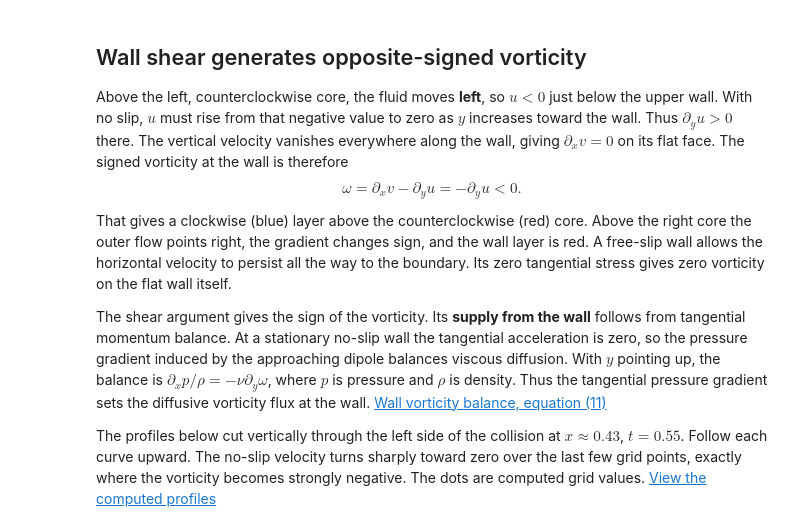
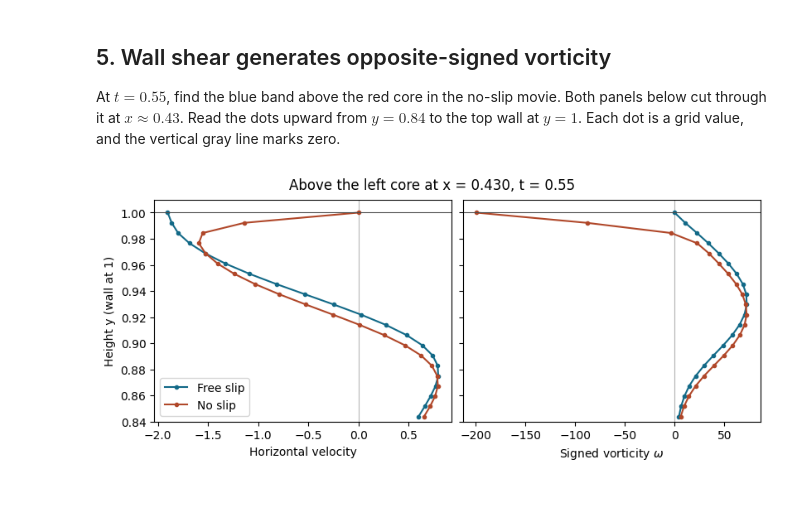
Before and after one commit to jliu2005/turbulence-simulation, a Jupyter notebook: Vortex_wall_collision.ipynb, the cells around one changed output. Drawn from its saved outputs; the diff is of its cells as text; code cells hidden in the pictures; blank space fills up the shorter version.

Commit message:
Explain and reproduce the vortex-wall collision results in the notebook

```diff
--- a/Vortex_wall_collision.ipynb
+++ b/Vortex_wall_collision.ipynb
@@ -35,0 +72,21 @@ for case in (free, rigid):
+# %%
+omega0 = free.vorticity()
+u0, v0 = free.velocity()
+fig, ax = plt.subplots(figsize=(6.4, 4.4), layout="constrained")
+limit = np.abs(omega0).max()
+field = ax.pcolormesh(
+    free.X, free.Y, omega0, cmap="RdBu_r", vmin=-limit, vmax=limit, shading="auto"
+)
+# Include the centerline between the cores in the arrow sample.
+sample = (slice(None, None, 4), slice(None, None, 4))
+ax.quiver(
+    free.X[sample], free.Y[sample], u0[sample], v0[sample],
+    angles="xy", scale_units="xy", scale=110, pivot="mid",
+    color="black", width=0.004, minlength=0,
+)
+ax.set(
+    xlim=(0.30, 0.70), ylim=(0.39, 0.65), aspect="equal",
+    xlabel="x", ylabel="y", title="Initial vorticity and velocity near the pair",
+)
+fig.colorbar(field, ax=ax, label="Signed vorticity $\\omega$")
+plt.show()
@@ -36,36 +113,30 @@ for case in (free, rigid):
 # %% [markdown]
-## Wall shear generates opposite-signed vorticity
+## 5. Wall shear generates opposite-signed vorticity
 
-Above the left, counterclockwise core, the fluid moves **left**, so $u<0$ just below the upper wall. With no slip, $u$ must rise from that negative value to zero as $y$ increases toward the wall. Thus $\partial_y u>0$ there. The vertical velocity vanishes everywhere along the wall, giving $\partial_x v=0$ on its flat face. The signed vorticity at the wall is therefore
-$$
-\omega=\partial_x v-\partial_y u=-\partial_y u<0.
-$$
-That gives a clockwise (blue) layer above the counterclockwise (red) core. Above the right core the outer flow points right, the gradient changes sign, and the wall layer is red. A free-slip wall allows the horizontal velocity to persist all the way to the boundary. Its zero tangential stress gives zero vorticity on the flat wall itself.
-
-The shear argument gives the sign of the vorticity. Its **supply from the wall** follows from tangential momentum balance. At a stationary no-slip wall the tangential acceleration is zero, so the pressure gradient induced by the approaching dipole balances viscous diffusion. With $y$ pointing up, the balance is $\partial_x p/\rho=-\nu\partial_y\omega$, where $p$ is pressure and $\rho$ is density. Thus the tangential pressure gradient sets the diffusive vorticity flux at the wall. [Wall vorticity balance, equation (11)](https://doi.org/10.1063/1.2814345)
-
-The profiles below cut vertically through the left side of the collision at $x\approx0.43$, $t=0.55$. Follow each curve upward. The no-slip velocity turns sharply toward zero over the last few grid points, exactly where the vorticity becomes strongly negative. The dots are computed grid values. [View the computed profiles](figures/walls/impact_shear_profiles.png)
+At $t=0.55$, find the blue band above the red core in the no-slip movie. Both panels below cut through it at $x\approx0.43$. Read the dots upward from $y=0.84$ to the top wall at $y=1$. Each dot is a grid value, and the vertical gray line marks zero.
 # %%
 for t, free_case, rigid_case in sampled_runs(129):
     if t >= 0.55:
         break
 
 fig, axes = plt.subplots(1, 2, figsize=(8, 3.5), sharey=True, layout="constrained")
 for case, label, color in (
     (free_case, "Free slip", "#126987"),
     (rigid_case, "No slip", "#b04729"),
 ):
     i = np.abs(case.X[:, 0] - 0.43).argmin()
     upper = case.Y[i] >= 0.84
     y = case.Y[i, upper]
     u, _ = case.velocity()
     for ax, field in zip(axes, (u, case.vorticity())):
         ax.plot(field[i, upper], y, ".-", color=color, label=label)
-for ax, xlabel in zip(axes, ("Horizontal velocity", "Signed vorticity")):
+for ax, xlabel in zip(axes, ("Horizontal velocity", "Signed vorticity $\\omega$")):
     ax.axvline(0, color="0.7", linewidth=0.8, zorder=0)
     ax.axhline(1, color="0.3", linewidth=0.8)
     ax.set(xlabel=xlabel, ylim=(0.84, 1.01))
 axes[0].set_ylabel("Height y (wall at 1)")
 axes[0].legend()
 fig.suptitle(f"Above the left core at x = {case.X[i, 0]:.3f}, t = {t:.2f}")
 plt.show()
+# %% [output]
+[figure, added]
```
Also changed, not shown: parts of 22 cells of this notebook, 2 other files.
